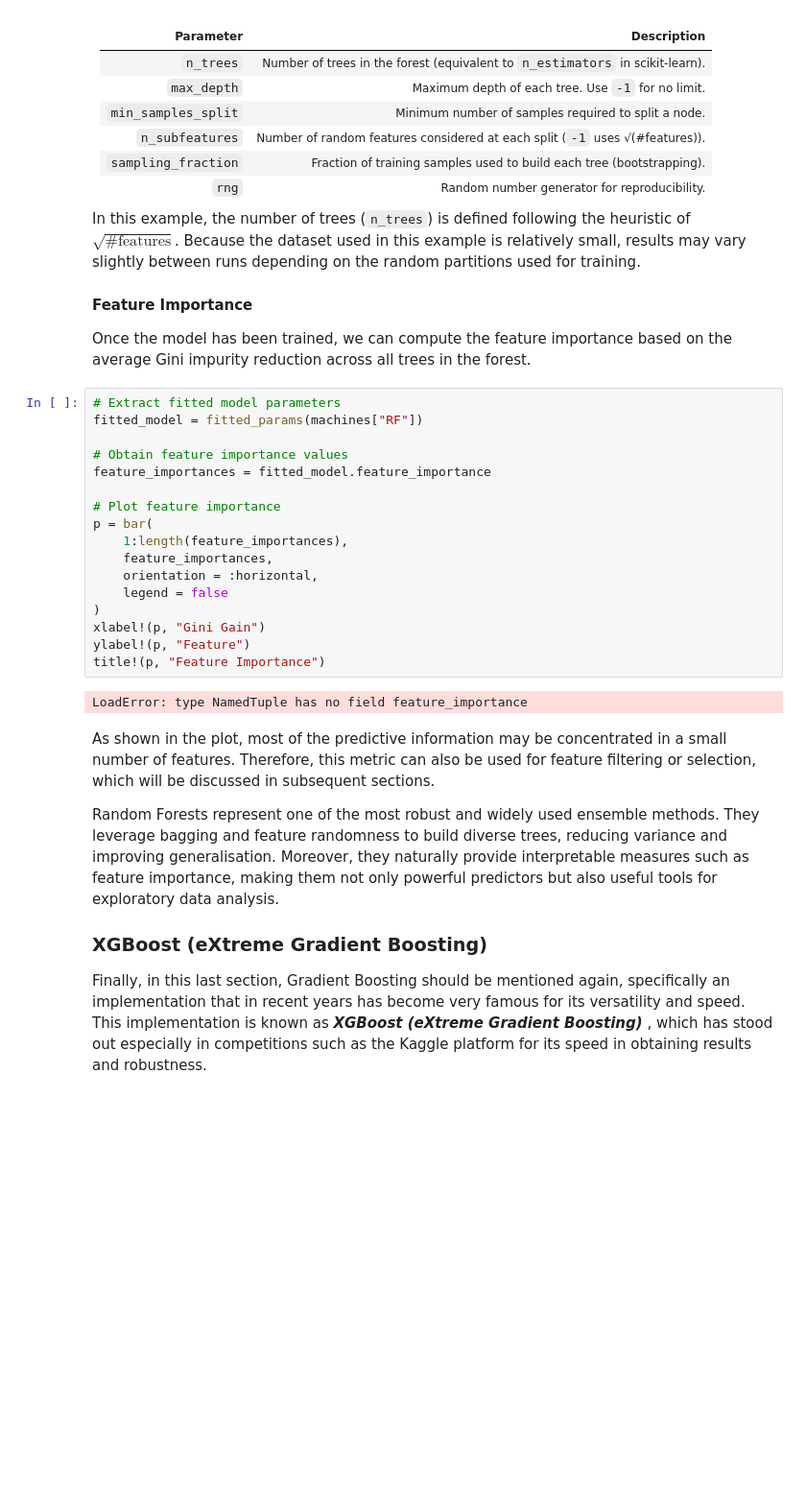
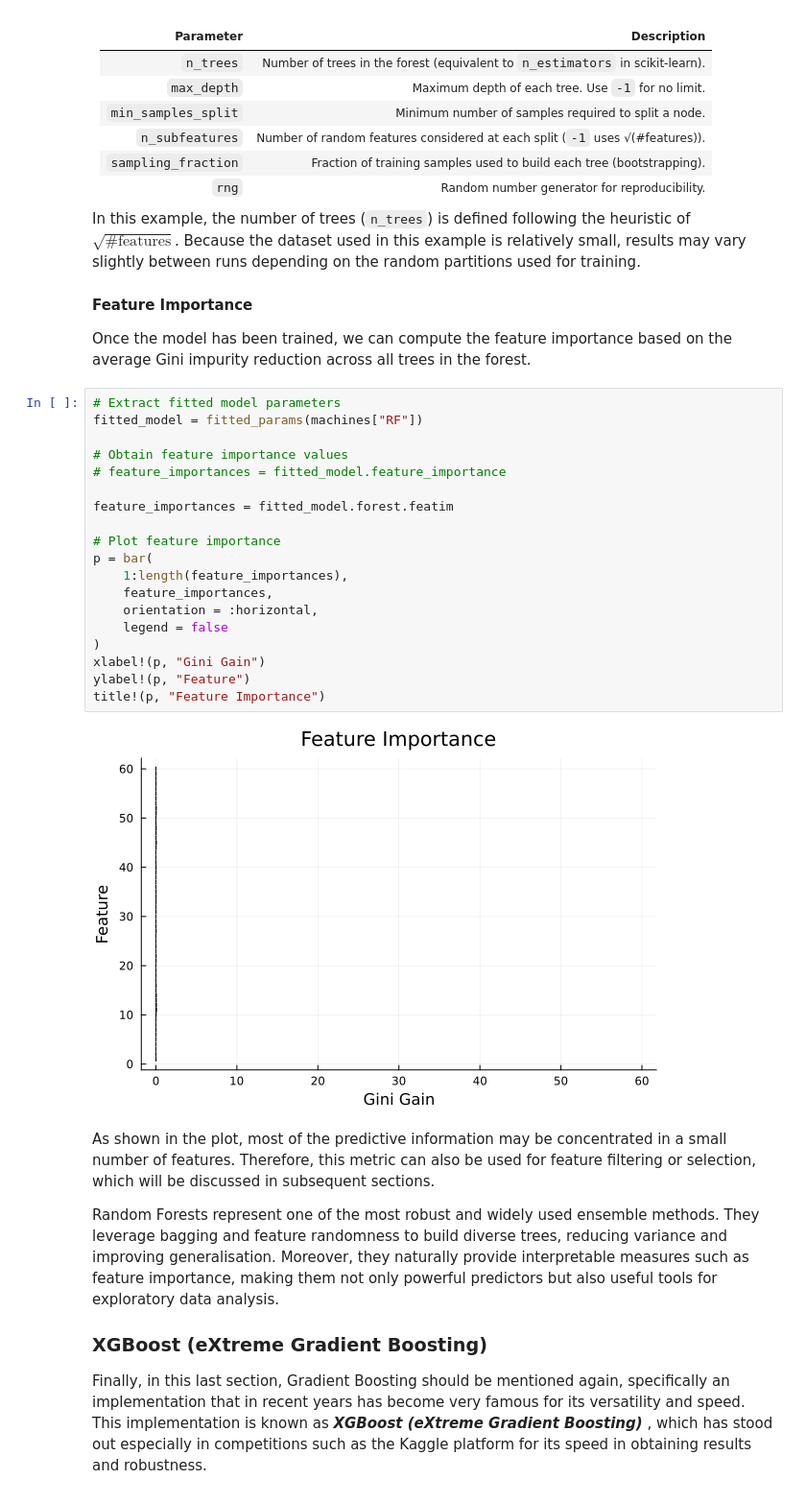
Before and after one commit to fvazquezf/MIA_Repo, a Jupyter notebook: Unit 7 - Ensemble Models.ipynb, the cells around one changed output. Shown at 96% size. Saved outputs shown, nothing was run; the diff lists cells and outputs as text; blank space fills up the shorter version.

```diff
--- a/Unit 7 - Ensemble Models.ipynb
+++ b/Unit 7 - Ensemble Models.ipynb
@@ -1238,22 +1244,24 @@ Once the model has been trained, we can compute the feature importance based on
 # %%
 # Extract fitted model parameters
 fitted_model = fitted_params(machines["RF"])
 
 # Obtain feature importance values
-feature_importances = fitted_model.feature_importance
+# feature_importances = fitted_model.feature_importance
+
+feature_importances = fitted_model.forest.featim
 
 # Plot feature importance
 p = bar(
     1:length(feature_importances),
     feature_importances,
     orientation = :horizontal,
     legend = false
 )
 xlabel!(p, "Gini Gain")
 ylabel!(p, "Feature")
 title!(p, "Feature Importance")
 # %% [output]
-LoadError: type NamedTuple has no field feature_importance
+[figure, added]
 # %% [markdown]
 As shown in the plot, most of the predictive information may be concentrated in a small number of features.
 Therefore, this metric can also be used for feature filtering or selection, which will be discussed in subsequent sections.
```
Also changed, not shown: parts of 23 cells of this notebook.
